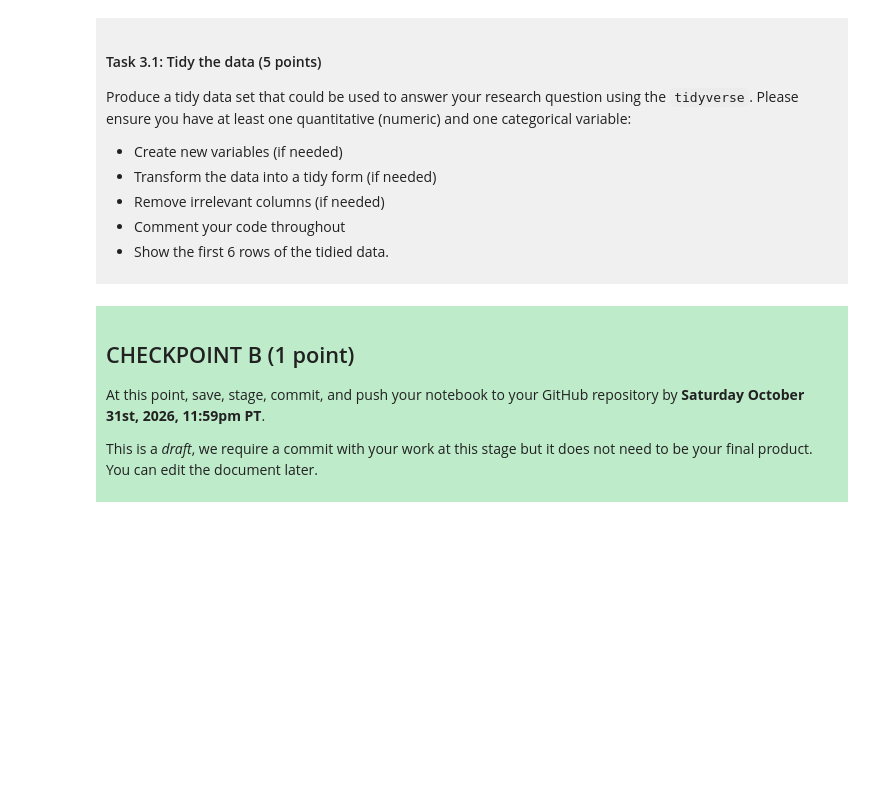
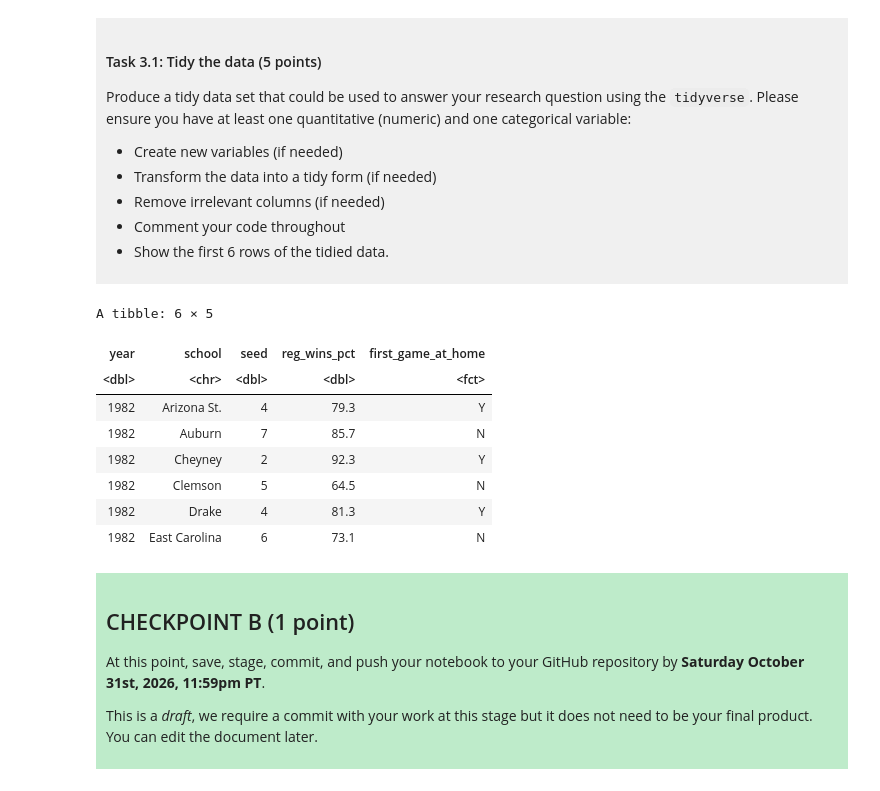
Before and after one commit to danielluo239/dsci-100-project-2026, a Jupyter notebook: dsci-100-project-notebook.ipynb, the cells around one changed output. Drawn from its saved outputs; the diff is of its cells as text; code cells hidden in the pictures; blank space fills up the shorter version.

```diff
--- a/dsci-100-project-notebook.ipynb
+++ b/dsci-100-project-notebook.ipynb
@@ -209,7 +219,28 @@ Produce a tidy data set that could be used to answer your research question usin
 
 </div>
 # %%
-### EDIT THIS CODE CELL ###
+home_game_data <- data |>
+# Remove the 1983 seed 0 rows sinch it marks the opening-round game
+    filter(seed > 0) |>
+# Keep only columns relevant to research question
+    select(year, school, seed, reg_wins_pct, first_game_at_home) |>
+# Convert the outcome to a factor for classficiation
+    mutate(first_game_at_home = as_factor(first_game_at_home)) |>
+# Remove rows with missing values
+    drop_na()
+
+# Show the first 6 rows of the tidied data
+head(home_game_data)
+# %% [output]
+A tibble: 6 × 5
+| year | school | seed | reg_wins_pct | first_game_at_home |
+| <dbl> | <chr> | <dbl> | <dbl> | <fct> |
+| 1982 | Arizona St. | 4 | 79.3 | Y |
+| 1982 | Auburn | 7 | 85.7 | N |
+| 1982 | Cheyney | 2 | 92.3 | Y |
+| 1982 | Clemson | 5 | 64.5 | N |
+| 1982 | Drake | 4 | 81.3 | Y |
+| 1982 | East Carolina | 6 | 73.1 | N |
 # %% [markdown]
 <div style="background-color: #beebca; padding: 10px;">
 
```
Also changed, not shown: parts of 3 cells of this notebook.
